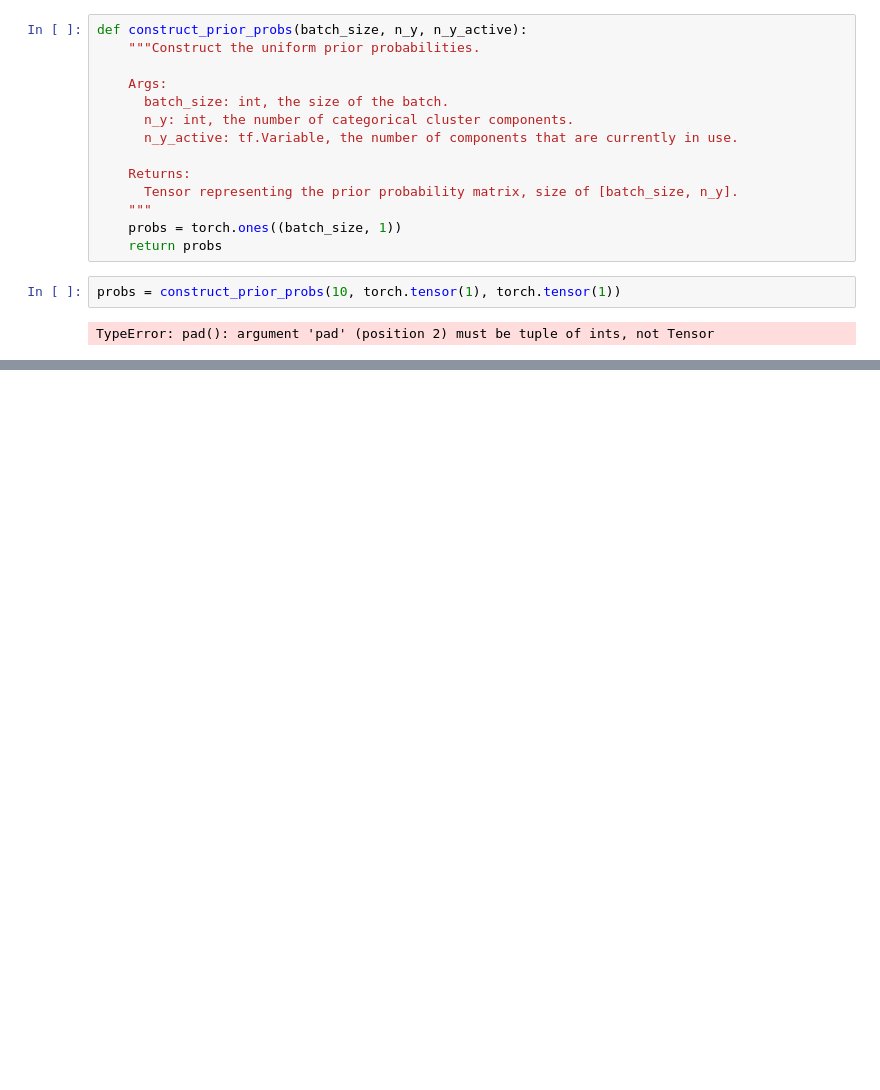
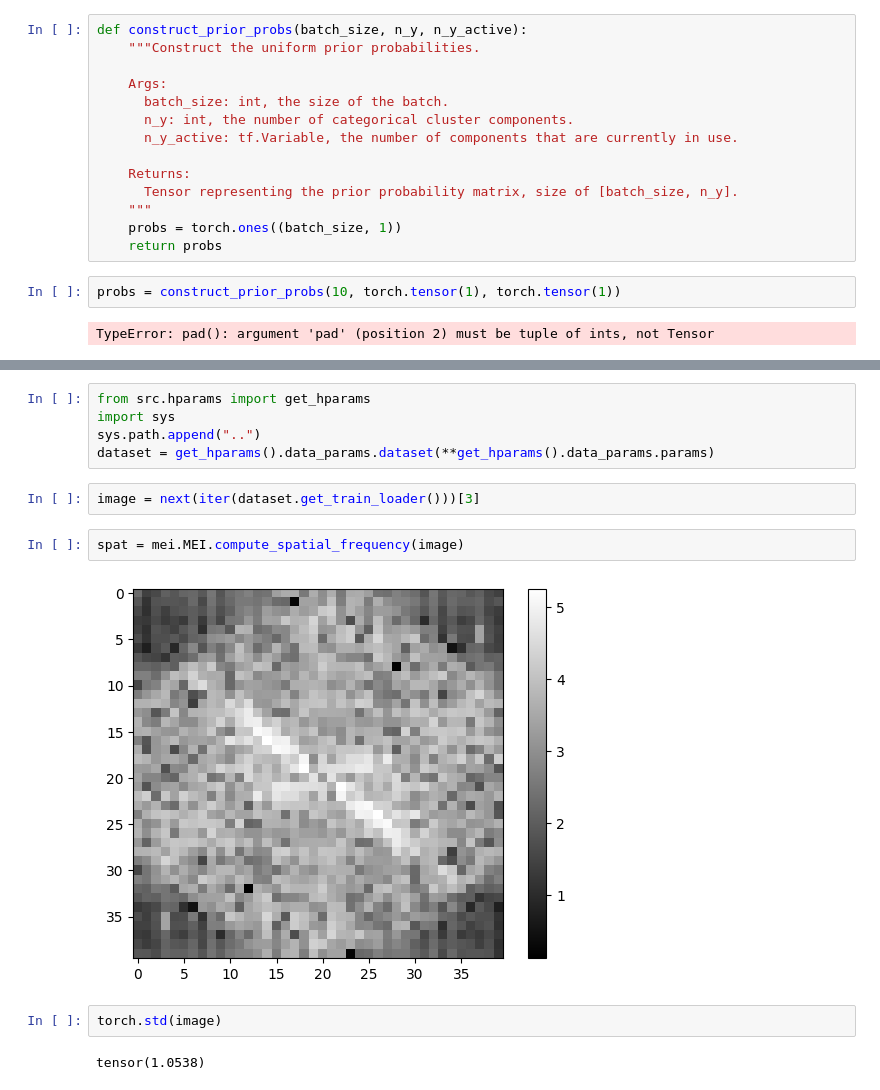
Before and after one commit to lacykaltgr/hvae, a Jupyter notebook: eval_notebooks/tdvae_eval.ipynb, the cells around one changed output, grey strips where cells are left out. Saved outputs shown, nothing was run; the diff lists cells and outputs as text; blank space fills up the shorter version.

```diff
--- a/eval_notebooks/tdvae_eval.ipynb
+++ b/eval_notebooks/tdvae_eval.ipynb
@@ -91,0 +219,15 @@ TypeError: pad(): argument 'pad' (position 2) must be tuple of ints, not Tensor
+# %%
+from src.hparams import get_hparams
+import sys
+sys.path.append("..")
+dataset = get_hparams().data_params.dataset(**get_hparams().data_params.params)
+# %%
+image = next(iter(dataset.get_train_loader()))[3]
+# %%
+spat = mei.MEI.compute_spatial_frequency(image)
+# %% [output]
+[figure, added]
+# %%
+torch.std(image)
+# %% [output]
+tensor(1.0538)
```
Also changed, not shown: parts of 24 cells of this notebook, 6 other files.
